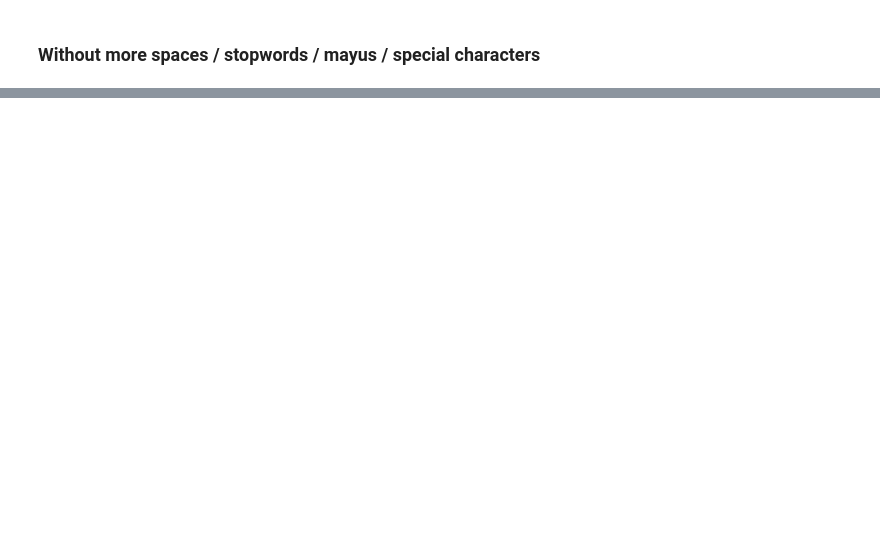
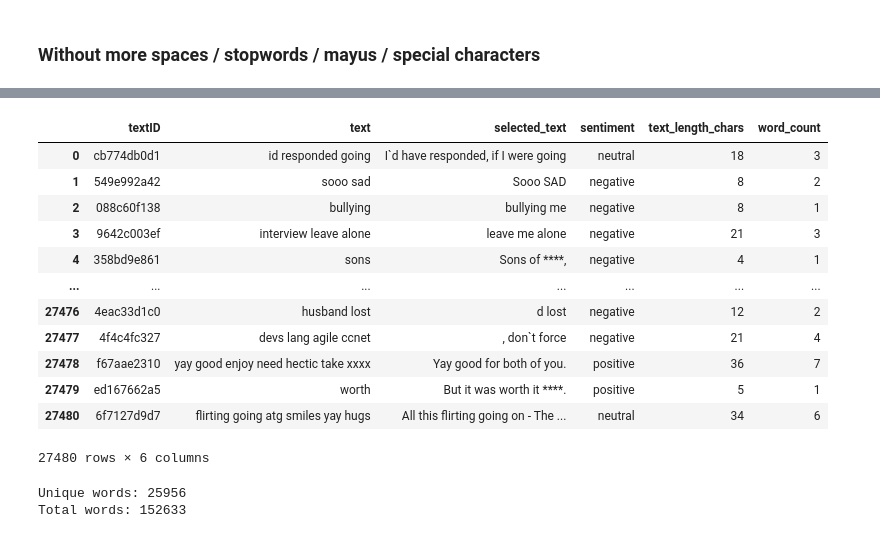
Before and after one commit to 39cam/DataScience, a Jupyter notebook: sentiment_analysis.ipynb, the cells around one changed output, grey strips where cells are left out. Drawn from its saved outputs; the diff is of its cells as text; code cells hidden in the pictures; blank space fills up the shorter version.

Commit message:
Analysis sentiment

```diff
--- a/sentiment_analysis.ipynb
+++ b/sentiment_analysis.ipynb
@@ -171,0 +418,7 @@ df # Actually works as we wait :D
+# %%
+df['text_length_chars'] = df['text'].str.len() # Lenght of strings for every document
+
+print("Lenght of strings:")
+print(f"Min: {df['text_length_chars'].min()}")
+print(f"Max: {df['text_length_chars'].max()}")
+print(f"Average: {df['text_length_chars'].mean():.2f}")
@@ -171,0 +448,12 @@ df # Actually works as we wait :D
+# %%
+# Lenght of word for every document
+df['word_count'] = df['text'].apply(lambda x: len(str(x).split()))
+
+print("\nStats word count:")
+print(df['word_count'].describe())
+
+# Quantile/"Percentil" for maxlen
+percentiles = [1, 25, 50, 75, 80, 90, 95, 99, 100]
+for p in percentiles:
+    value = df['word_count'].quantile(p/100)
+    print(f"Quantile {p}%: {value} words") # The x% of tweets has #x of words
@@ -171,0 +480,32 @@ df # Actually works as we wait :D
+# %%
+df
+# %% [output]
+|  | textID | text | selected_text | sentiment | text_length_chars | word_count |
+| 0 | cb774db0d1 | id responded going | I`d have responded, if I were going | neutral | 18 | 3 |
+| 1 | 549e992a42 | sooo sad | Sooo SAD | negative | 8 | 2 |
+| 2 | 088c60f138 | bullying | bullying me | negative | 8 | 1 |
+| 3 | 9642c003ef | interview leave alone | leave me alone | negative | 21 | 3 |
+| 4 | 358bd9e861 | sons | Sons of ****, | negative | 4 | 1 |
+| ... | ... | ... | ... | ... | ... | ... |
+| 27476 | 4eac33d1c0 | husband lost | d lost | negative | 12 | 2 |
+| 27477 | 4f4c4fc327 | devs lang agile ccnet | , don`t force | negative | 21 | 4 |
+| 27478 | f67aae2310 | yay good enjoy need hectic take xxxx | Yay good for both of you. | positive | 36 | 7 |
+| 27479 | ed167662a5 | worth | But it was worth it ****. | positive | 5 | 1 |
+| 27480 | 6f7127d9d7 | flirting going atg smiles yay hugs | All this flirting going on - The ... | neutral | 34 | 6 |
+27480 rows × 6 columns
+# %%
+# We take all the words and see those unique ones
+all_words = []
+for text in df['text']:
+    words = str(text).split()  # Split for add any word into the list of all_words
+    all_words.extend(words)
+
+# Unique words calc
+unique_words = set(all_words) # set just put those unique words
+total_unique_words = len(unique_words) # Give us our number of unique words
+
+print(f"Unique words: {total_unique_words}")
+print(f"Total words: {len(all_words)}")
+# %% [output]
+Unique words: 25956
+Total words: 152633
```
Also changed, not shown: parts of 39 cells of this notebook.
